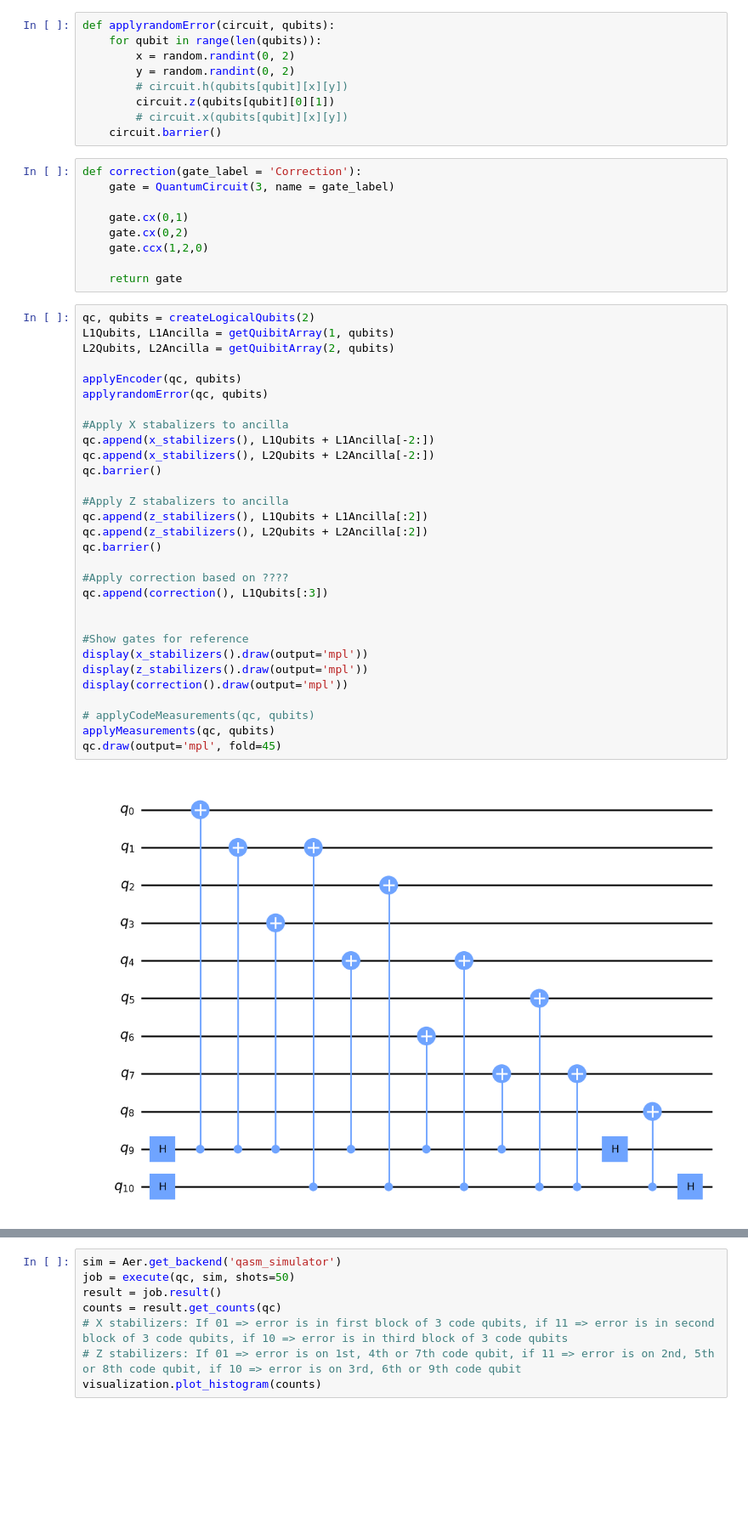
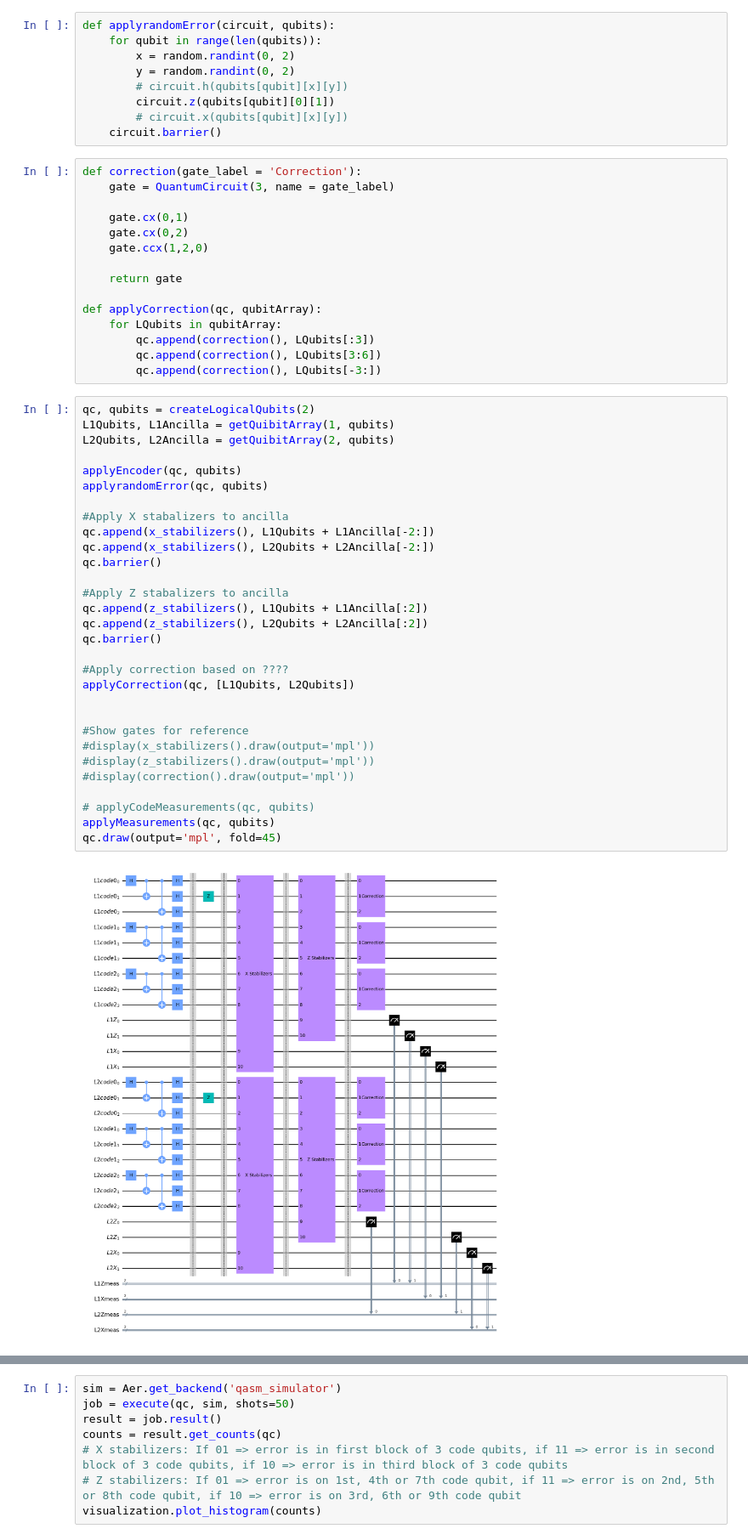
Before and after one commit to TonyPlaysGames/Shors-NeuralNetwork, a Jupyter notebook: x-gate-error.ipynb, the cells around one changed output, grey strips where cells are left out. Shown: that part at 85% size. Drawn from its saved outputs; the diff is of its cells as text; blank space fills up the shorter version.

```diff
--- a/x-gate-error.ipynb
+++ b/x-gate-error.ipynb
@@ -150,35 +150,41 @@ def correction(gate_label = 'Correction'):
     gate.ccx(1,2,0)
 
     return gate
+
+def applyCorrection(qc, qubitArray):
+    for LQubits in qubitArray:
+        qc.append(correction(), LQubits[:3])
+        qc.append(correction(), LQubits[3:6])
+        qc.append(correction(), LQubits[-3:])
 # %%
 qc, qubits = createLogicalQubits(2)
 L1Qubits, L1Ancilla = getQuibitArray(1, qubits)
 L2Qubits, L2Ancilla = getQuibitArray(2, qubits)
 
 applyEncoder(qc, qubits)
 applyrandomError(qc, qubits)
 
 #Apply X stabalizers to ancilla
 qc.append(x_stabilizers(), L1Qubits + L1Ancilla[-2:])
 qc.append(x_stabilizers(), L2Qubits + L2Ancilla[-2:])
 qc.barrier()
 
 #Apply Z stabalizers to ancilla
 qc.append(z_stabilizers(), L1Qubits + L1Ancilla[:2])
 qc.append(z_stabilizers(), L2Qubits + L2Ancilla[:2])
 qc.barrier()
 
 #Apply correction based on ????
-qc.append(correction(), L1Qubits[:3])
+applyCorrection(qc, [L1Qubits, L2Qubits])
 
 
 #Show gates for reference
-display(x_stabilizers().draw(output='mpl'))
-display(z_stabilizers().draw(output='mpl'))
-display(correction().draw(output='mpl'))
+#display(x_stabilizers().draw(output='mpl'))
+#display(z_stabilizers().draw(output='mpl'))
+#display(correction().draw(output='mpl'))
 
 # applyCodeMeasurements(qc, qubits)
 applyMeasurements(qc, qubits)
 qc.draw(output='mpl', fold=45)
 # %% [output]
-[figure, old version]
+[figure, new version]
```
Also changed, not shown: parts of 1 cell of this notebook.
